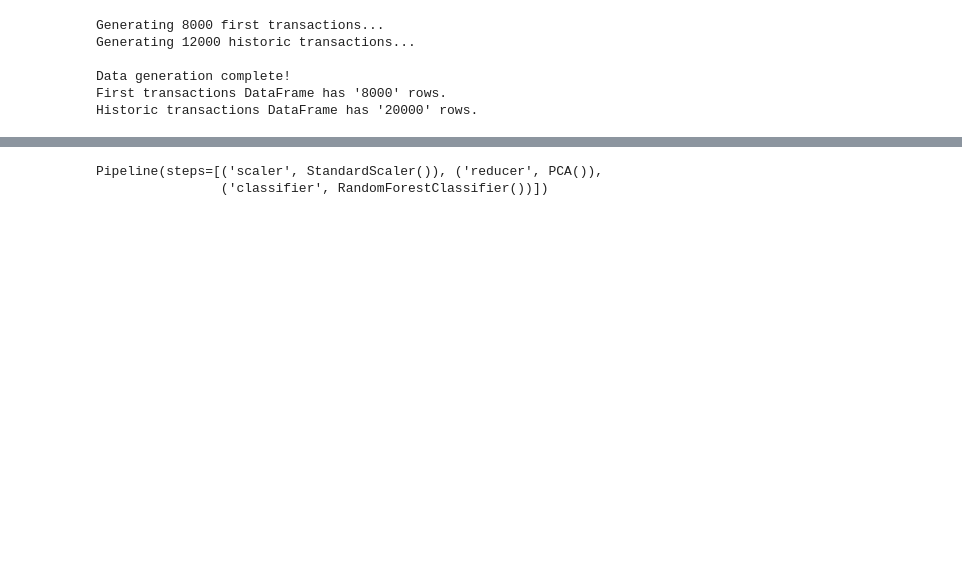
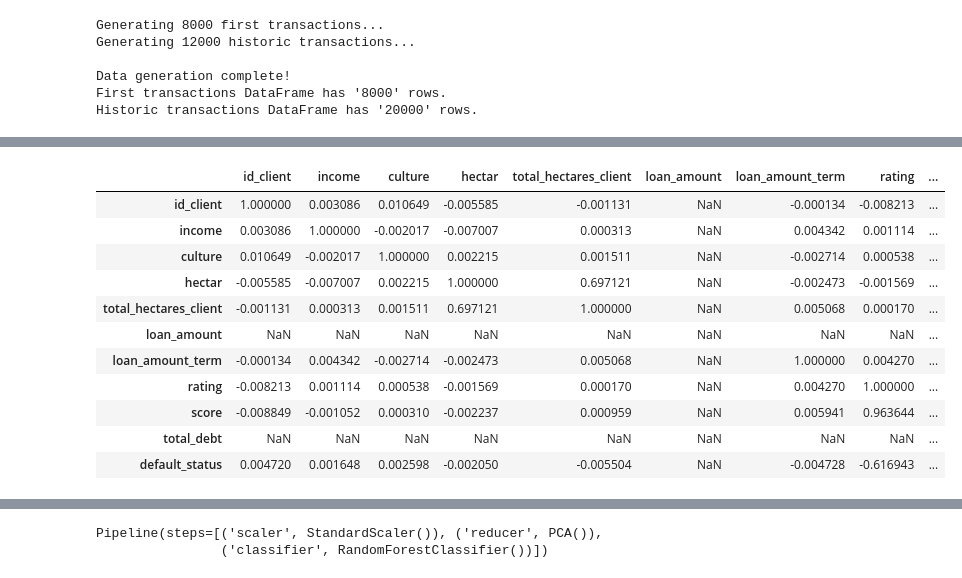
Before and after one commit to cassiof-dev/agricultural_credit_default, a Jupyter notebook: analise.ipynb, the cells around one changed output, grey strips where cells are left out. Drawn from its saved outputs; the diff is of its cells as text; code cells hidden in the pictures; blank space fills up the shorter version.

```diff
--- a/analise.ipynb
+++ b/analise.ipynb
@@ -423,6 +419,22 @@ dtype: int64
 # %%
 # transform id_client to int
 df_credit_clear['id_client'] = df_credit_clear['id_client'].str.replace('CLIENT_', '').astype(int)
+# %%
+# Analyze the correlation between numeric columns
+df_credit_clear.corr()
+# %% [output]
+|  | id_client | income | culture | hectar | total_hectares_client | loan_amount | loan_amount_term | rating | ... |
+| id_client | 1.000000 | 0.003086 | 0.010649 | -0.005585 | -0.001131 | NaN | -0.000134 | -0.008213 | ... |
+| income | 0.003086 | 1.000000 | -0.002017 | -0.007007 | 0.000313 | NaN | 0.004342 | 0.001114 | ... |
+| culture | 0.010649 | -0.002017 | 1.000000 | 0.002215 | 0.001511 | NaN | -0.002714 | 0.000538 | ... |
+| hectar | -0.005585 | -0.007007 | 0.002215 | 1.000000 | 0.697121 | NaN | -0.002473 | -0.001569 | ... |
+| total_hectares_client | -0.001131 | 0.000313 | 0.001511 | 0.697121 | 1.000000 | NaN | 0.005068 | 0.000170 | ... |
+| loan_amount | NaN | NaN | NaN | NaN | NaN | NaN | NaN | NaN | ... |
+| loan_amount_term | -0.000134 | 0.004342 | -0.002714 | -0.002473 | 0.005068 | NaN | 1.000000 | 0.004270 | ... |
+| rating | -0.008213 | 0.001114 | 0.000538 | -0.001569 | 0.000170 | NaN | 0.004270 | 1.000000 | ... |
+| score | -0.008849 | -0.001052 | 0.000310 | -0.002237 | 0.000959 | NaN | 0.005941 | 0.963644 | ... |
+| total_debt | NaN | NaN | NaN | NaN | NaN | NaN | NaN | NaN | ... |
+| default_status | 0.004720 | 0.001648 | 0.002598 | -0.002050 | -0.005504 | NaN | -0.004728 | -0.616943 | ... |
 # %%
 # df_credit_clear.sort_values(by="rating", ascending=True).head()
 df_credit_clear.describe()
```
Also changed, not shown: parts of 26 cells of this notebook.
